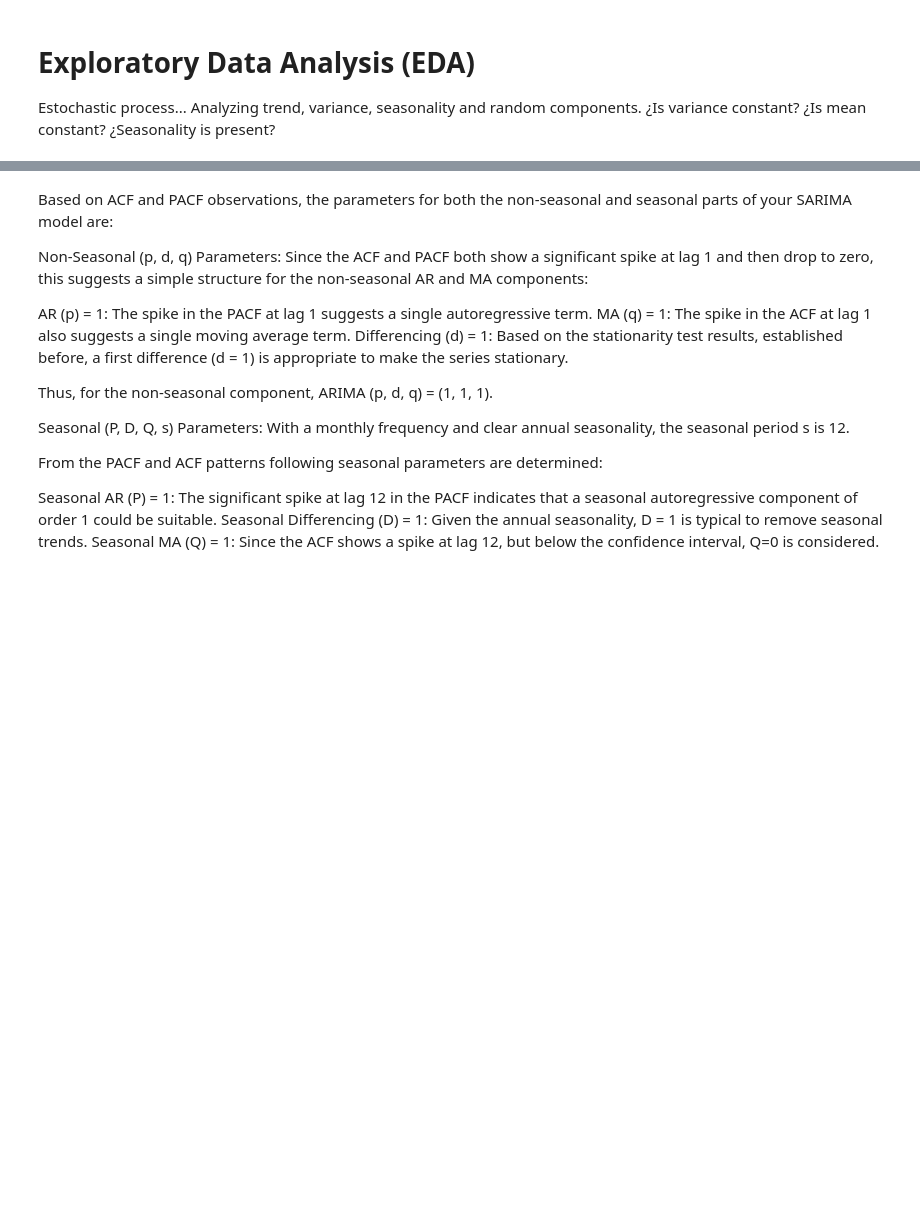
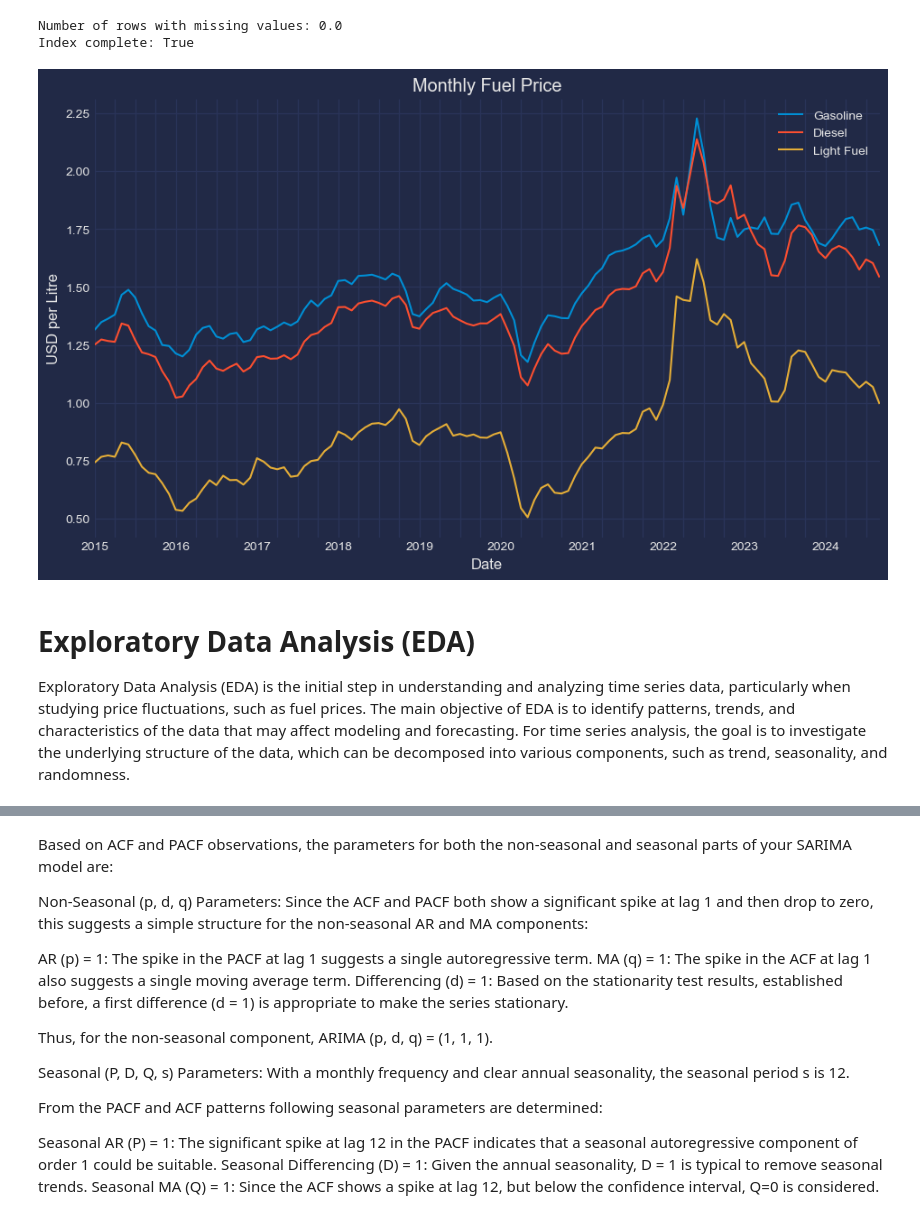
Before and after one commit to irytck/forecast, a Jupyter notebook: reports/report.ipynb, the cells around one changed output, grey strips where cells are left out. Drawn from its saved outputs; the diff is of its cells as text; code cells hidden in the pictures; blank space fills up the shorter version.

```diff
--- a/reports/report.ipynb
+++ b/reports/report.ipynb
@@ -5,11 +65,50 @@
 # %%
-# Preprocess of Z_t (serie temporal)
+# Step 0: Load Data and Preprocess
+data = pd.read_excel("../data/energy_prices_raw.xlsx")
+
+# Filter for Spain and USD, then pivot by PRODUCT
+pivoted_data = (
+    data[
+        (data['COUNTRY'] == 'Spain') &
+        (data['UNIT'] == 'USD')
+    ]
+    .pivot_table(index='TIME', columns='PRODUCT', values='VALUE')
+)
+
+pivoted_data.columns.name = None  # Elimina el nombre del índice de columnas
+
+# Set TIME as index and sort it
+df = pivoted_data.asfreq('MS').sort_index()
+
+# Missing values
+print(f'Number of rows with missing values: {df.isnull().any(axis=1).mean()}')
+
+# Verify that a temporary index is complete
+start_date = df.index.min()
+end_date = df.index.max()
+date_range = pd.date_range(start=start_date, end=end_date, freq=df.index.freq)
+is_index_complete = (df.index == date_range).all()
+print(f"Index complete: {is_index_complete}")
+
+# Convert Light Fuel Oil prices from per 1000 litres to per litre
+df['Light fuel oil (unit/Litre)'] = df['Light fuel oil (unit/1000 litres)'] / 1000
+# %% [output]
+Number of rows with missing values: 0.0
+Index complete: True
 # %%
 # Graphic representation of the Z_t
+fig, ax = plt.subplots(figsize=(10, 6))
+df['Gasoline (unit/Litre)'].plot(ax=ax, label='Gasoline')
+df['Automotive diesel (unit/Litre)'].plot(ax=ax, label='Diesel')
+df['Light fuel oil (unit/Litre)'].plot(ax=ax, label='Light Fuel')
+plt.title('Monthly Fuel Price')
+plt.xlabel('Date')
+plt.ylabel('USD per Litre')
+plt.legend()
+plt.show()
+# %% [output]
+[figure, added]
 # %% [markdown]
 # Exploratory Data Analysis (EDA)
-Estochastic process...
-Analyzing trend, variance, seasonality and random components.
-¿Is variance constant?
-¿Is mean constant?
-¿Seasonality is present?
+
+Exploratory Data Analysis (EDA) is the initial step in understanding and analyzing time series data, particularly when studying price fluctuations, such as fuel prices. The main objective of EDA is to identify patterns, trends, and characteristics of the data that may affect modeling and forecasting. For time series analysis, the goal is to investigate the underlying structure of the data, which can be decomposed into various components, such as trend, seasonality, and randomness.
```
Also changed, not shown: parts of 24 cells of this notebook.
